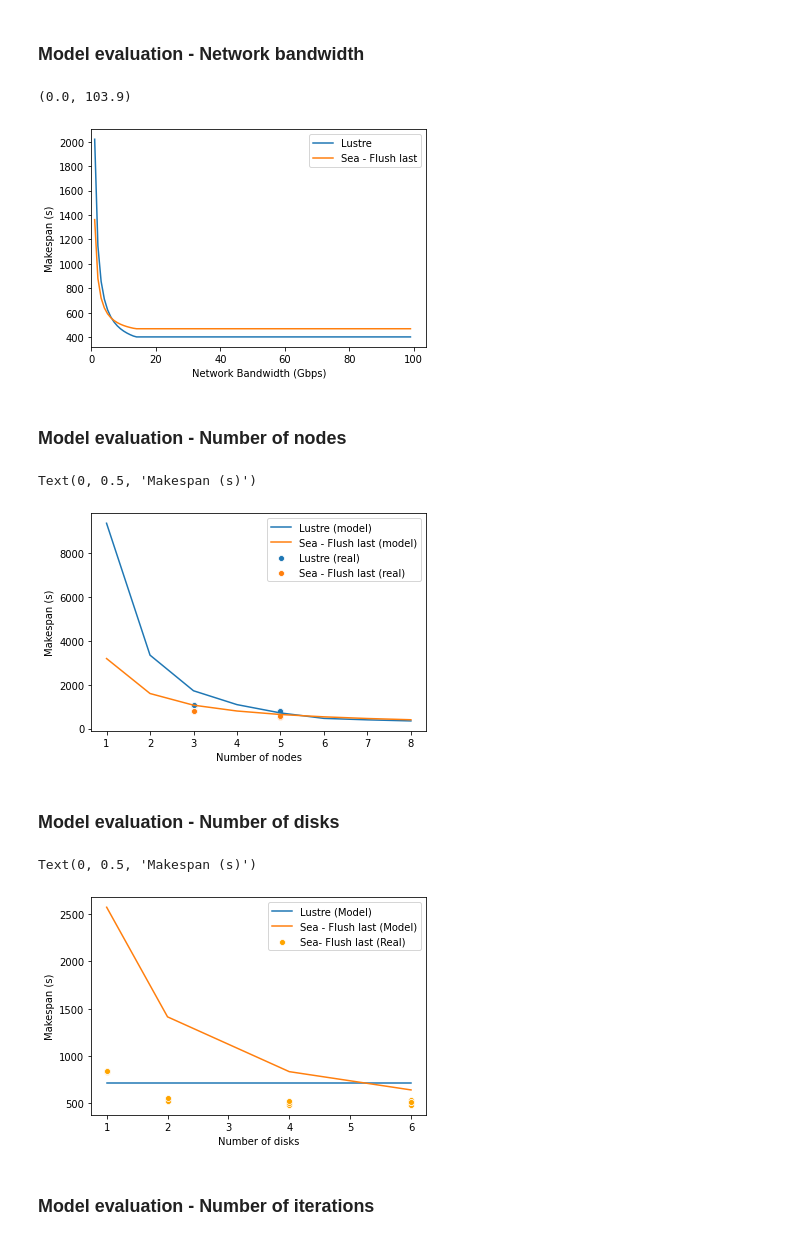
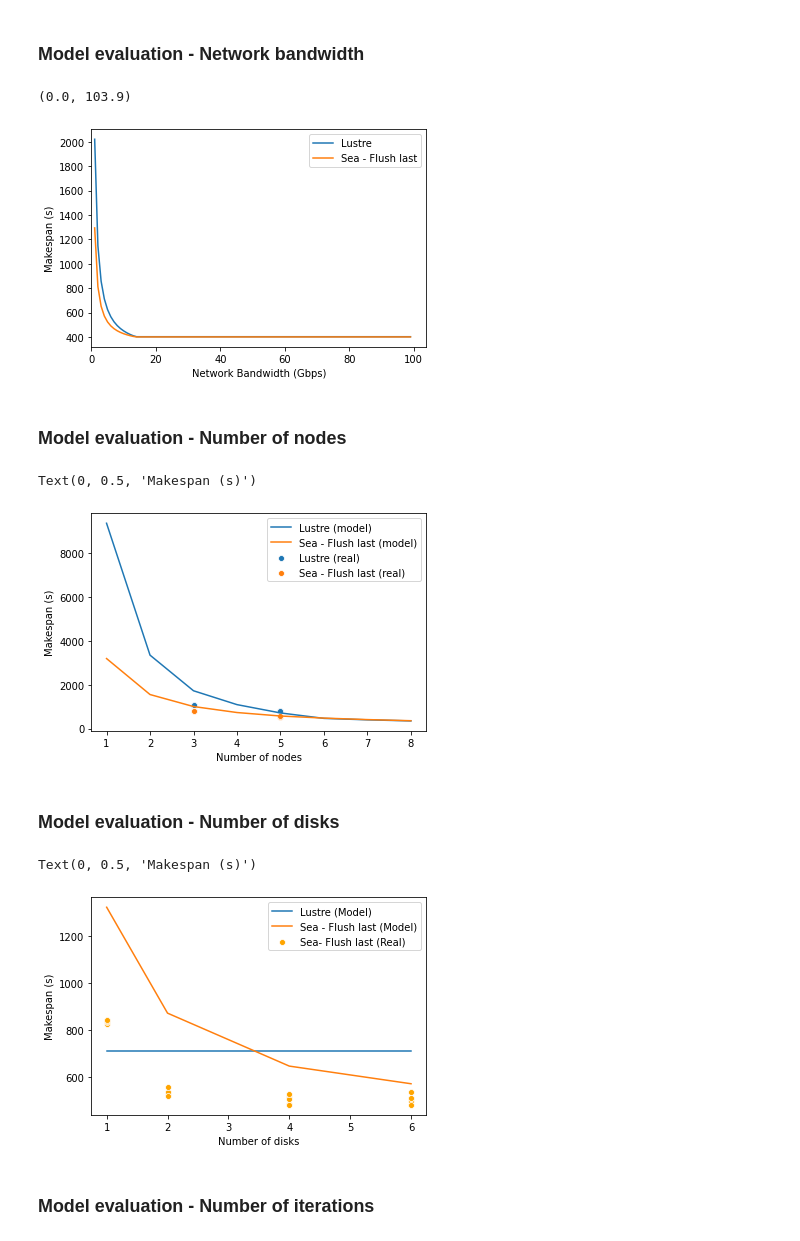
Before and after one commit to big-data-lab-team/Sea, a Jupyter notebook: experiments/incrementation/notebook/performance_model.ipynb, the cells around one changed output. Saved outputs shown, nothing was run; the diff lists cells and outputs as text; code cells hidden in the pictures.

Commit message:
added sea w/ page cache performance model

```diff
--- a/experiments/incrementation/notebook/performance_model.ipynb
+++ b/experiments/incrementation/notebook/performance_model.ipynb
@@ -267,6 +272,16 @@ cached_read = (lambda
     n_threads,
     in_data : min(n_nodes * (n_its - 1) * (a_mem - (file_size * n_threads)), in_data * (n_its - 1)))
 
+cached_dread = (lambda
+    n_nodes,
+    n_its,
+    a_mem,
+    t_size,
+    file_size,
+    n_threads,
+    in_data : min(n_nodes * (n_its - 1) * (a_mem - t_size - 2*(file_size * n_threads)),
+                  in_data*(n_its - 1) - read_mem(in_data, n_its, n_nodes, n_threads)))
+
 cached_write = (lambda
     dirty_ratio,
     n_nodes,
@@ -275,6 +290,17 @@ cached_write = (lambda
     file_size,
     n_threads,
     in_data: min(dirty_ratio * n_nodes * n_its * (a_mem - (file_size * n_threads)), in_data * n_its))
+
+cached_dwrite = (lambda
+    dirty_ratio,
+    n_nodes,
+    n_its,
+    a_mem,
+    t_size,
+    file_size,
+    n_threads,
+    in_data: min(dirty_ratio * n_nodes * n_its * (a_mem - t_size - 2*(file_size * n_threads)),
+                 in_data * n_its - write_mem(in_data, n_its, n_nodes, n_threads)))
 
 m_pread = (lambda
     n_nodes,
@@ -314,6 +340,27 @@ lpc_mksp = (lambda
                  + m_pwrite(dirty_ratio, n_nodes, n_its, a_mem, file_size, n_threads, in_data, b_mw)
                  + (((n_its * in_data) - cached_write(dirty_ratio, n_nodes, n_its, a_mem, file_size, n_threads, in_data))
                     / min(network_bw * n_nodes, lustre_r * lustre_disks))))
+spc_mksp = (lambda
+    n_files,
+    n_its,
+    network_bw,
+    n_nodes,
+    file_size,
+    n_threads,
+    n_disks,
+    dirty_ratio,
+    a_mem,
+    in_data,
+    b_mr,
+    b_mw : (lustre_read(n_files, network_bw, n_nodes, file_size)
+            + memory_read(n_files*file_size, n_its, n_nodes, n_threads)
+            + memory_write(n_files*file_size, n_its, n_nodes, n_threads)
+            + (cached_dread(n_nodes, n_its, a_mem, tmpfs_size, file_size, n_threads, in_data) / (b_mr*n_nodes))
+            + (cached_dwrite(dirty_ratio, n_nodes, n_its, a_mem, tmpfs_size, file_size, n_threads, in_data) / (b_mw*n_nodes))
+            + (((in_data * (n_its - 1)) - cached_dread(n_nodes, n_its, a_mem, tmpfs_size, file_size, n_threads, in_data)) / (disk_r * n_disks * n_nodes))
+            + (((in_data * n_its)  - cached_dwrite(dirty_ratio, n_nodes, n_its, a_mem, tmpfs_size, file_size, n_threads, in_data)) / (disk_w * n_disks * n_nodes))
+            )
+    )
 # %% [markdown]
 ### Model evaluation - Network bandwidth
 # %%
@@ -321,7 +368,7 @@ bw = range(128, 100*128, 128)
 gbps = [b/128 for b in bw]
 
 lustre = [lpc_mksp(num_files, n_iterations, b, n_nodes, file_size, a_mem, n_threads, num_files*file_size, mem_r, dirty_ratio, mem_w) for b in bw]
-sea = [sea_mksp(num_files, n_iterations, b, n_nodes, file_size, n_threads, n_disks) for b in bw]
+sea = [spc_mksp(num_files, n_iterations, b, n_nodes, file_size, n_threads, n_disks, dirty_ratio, a_mem, num_files*file_size, mem_r, mem_w) for b in bw]
 
 import seaborn as sns
 import matplotlib.pyplot as plt
@@ -333,7 +380,7 @@ plt.ylabel("Makespan (s)")
 plt.xlim(0)
 # %% [output]
 (0.0, 103.9)
-[figure, old version]
+[figure, new version]
 # %% [markdown]
 ### Model evaluation - Number of nodes
 # %%
@@ -344,7 +391,7 @@ import matplotlib.pyplot as plt
 nodes = range(1,9)
 b = 4*128
 lustre = [lpc_mksp(num_files, n_iterations, b, n, file_size, a_mem, n_threads, num_files*file_size, mem_r, dirty_ratio, mem_w) for n in nodes]
-sea = [sea_mksp(num_files, n_iterations, b, n, file_size, n_threads, n_disks) for n in nodes]
+sea = [spc_mksp(num_files, n_iterations, b, n, file_size, n_threads, n_disks, dirty_ratio, a_mem, num_files*file_size, mem_r, mem_w) for n in nodes]
 
 df = pd.read_csv("../results/exp_6t_5i_n35.out")
 df["nodes"] = df["experiment"].apply(lambda row: int(row.split('n_')[0].split("_")[-1]))
@@ -361,34 +408,34 @@ plt.xlabel("Number of nodes")
 plt.ylabel("Makespan (s)")
 # %% [output]
 Text(0, 0.5, 'Makespan (s)')
-[figure, old version]
+[figure, new version]
 # %% [markdown]
 ### Model evaluation - Number of disks
 # %%
 import pandas as pd
 import seaborn as sns
 import matplotlib.pyplot as plt
 
 nodes = 5
 bw = 4*8
 disks = [1, 2, 4, 6] #range(1, 7)
 
 lustre = [lpc_mksp(num_files, n_iterations, b, nodes, file_size, a_mem, n_threads, num_files*file_size, mem_r, dirty_ratio, mem_w) for d in disks]
-sea = [sea_mksp(num_files, n_iterations, b, nodes, file_size, n_threads, d) for d in disks]
+sea = [spc_mksp(num_files, n_iterations, b, nodes, file_size, n_threads, d, dirty_ratio, a_mem, num_files*file_size, mem_r, mem_w) for d in disks]
 
 df = pd.read_csv("../results/experiment_disks.out")
 df = df[(df["experiment"].str.contains("mem"))]
 df["disks"] = df["experiment"].apply(lambda name: int(name.split("d_")[0].split("_")[-1]))
 df = df.sort_values(by=['disks'])
 
 sns.lineplot(x=disks, y=lustre, label="Lustre (Model)")
 sns.lineplot(x=disks, y=sea, label="Sea - Flush last (Model)")
 sns.scatterplot(data=df, x="disks", y="runtime", label="Sea- Flush last (Real)", color="orange")
 plt.xlabel("Number of disks")
 plt.ylabel("Makespan (s)")
 # %% [output]
 Text(0, 0.5, 'Makespan (s)')
-[figure, old version]
+[figure, new version]
 # %% [markdown]
 ### Model evaluation - Number of iterations
 # %%
```
Also changed, not shown: parts of 4 cells of this notebook.
